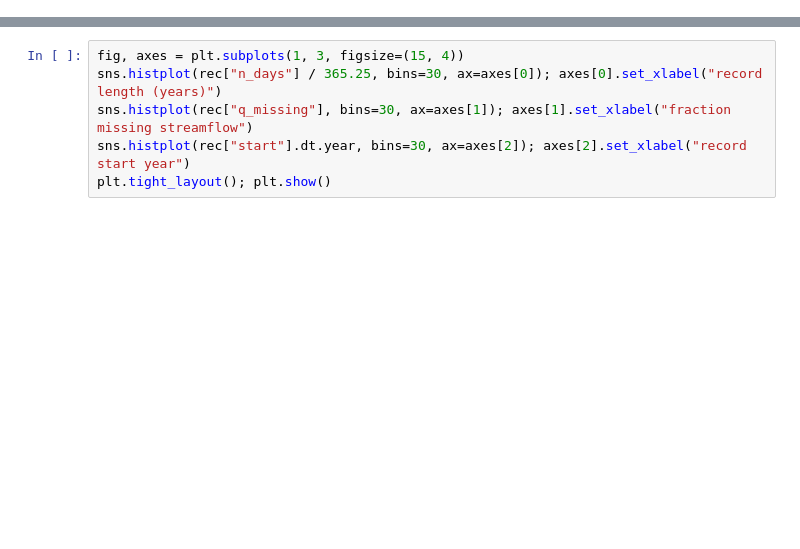
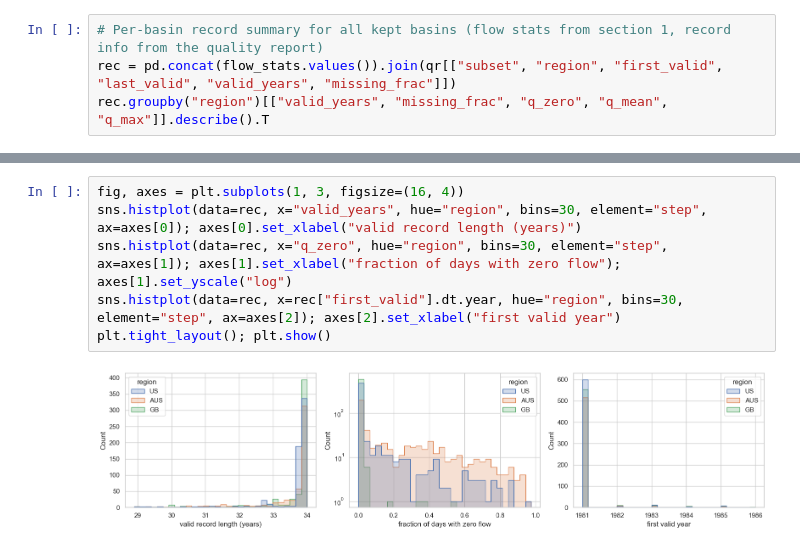
Before and after one commit to samussiah/data780-group-project, a Jupyter notebook: notebooks/01_caravan_eda.ipynb, the cells around one changed output, grey strips where cells are left out. Saved outputs shown, nothing was run; the diff lists cells and outputs as text; blank space fills up the shorter version.

```diff
--- a/notebooks/01_caravan_eda.ipynb
+++ b/notebooks/01_caravan_eda.ipynb
@@ -116,0 +288,4 @@ rec.describe().T
+# %%
+# Per-basin record summary for all kept basins (flow stats from section 1, record info from the quality report)
+rec = pd.concat(flow_stats.values()).join(qr[["subset", "region", "first_valid", "last_valid", "valid_years", "missing_frac"]])
+rec.groupby("region")[["valid_years", "missing_frac", "q_zero", "q_mean", "q_max"]].describe().T
@@ -117,9 +310,11 @@ rec.describe().T
 # %%
-fig, axes = plt.subplots(1, 3, figsize=(15, 4))
-sns.histplot(rec["n_days"] / 365.25, bins=30, ax=axes[0]); axes[0].set_xlabel("record length (years)")
-sns.histplot(rec["q_missing"], bins=30, ax=axes[1]); axes[1].set_xlabel("fraction missing streamflow")
-sns.histplot(rec["start"].dt.year, bins=30, ax=axes[2]); axes[2].set_xlabel("record start year")
+fig, axes = plt.subplots(1, 3, figsize=(16, 4))
+sns.histplot(data=rec, x="valid_years", hue="region", bins=30, element="step", ax=axes[0]); axes[0].set_xlabel("valid record length (years)")
+sns.histplot(data=rec, x="q_zero", hue="region", bins=30, element="step", ax=axes[1]); axes[1].set_xlabel("fraction of days with zero flow"); axes[1].set_yscale("log")
+sns.histplot(data=rec, x=rec["first_valid"].dt.year, hue="region", bins=30, element="step", ax=axes[2]); axes[2].set_xlabel("first valid year")
 plt.tight_layout(); plt.show()
+# %% [output]
+[figure, added]
 # %%
 # Streamflow + precipitation for the example basin, plus seasonal cycle and flow-duration curve
 precip = next((c for c in ts.columns if c.startswith("total_precipitation_sum")), None)
```
Also changed, not shown: parts of 30 cells of this notebook.
